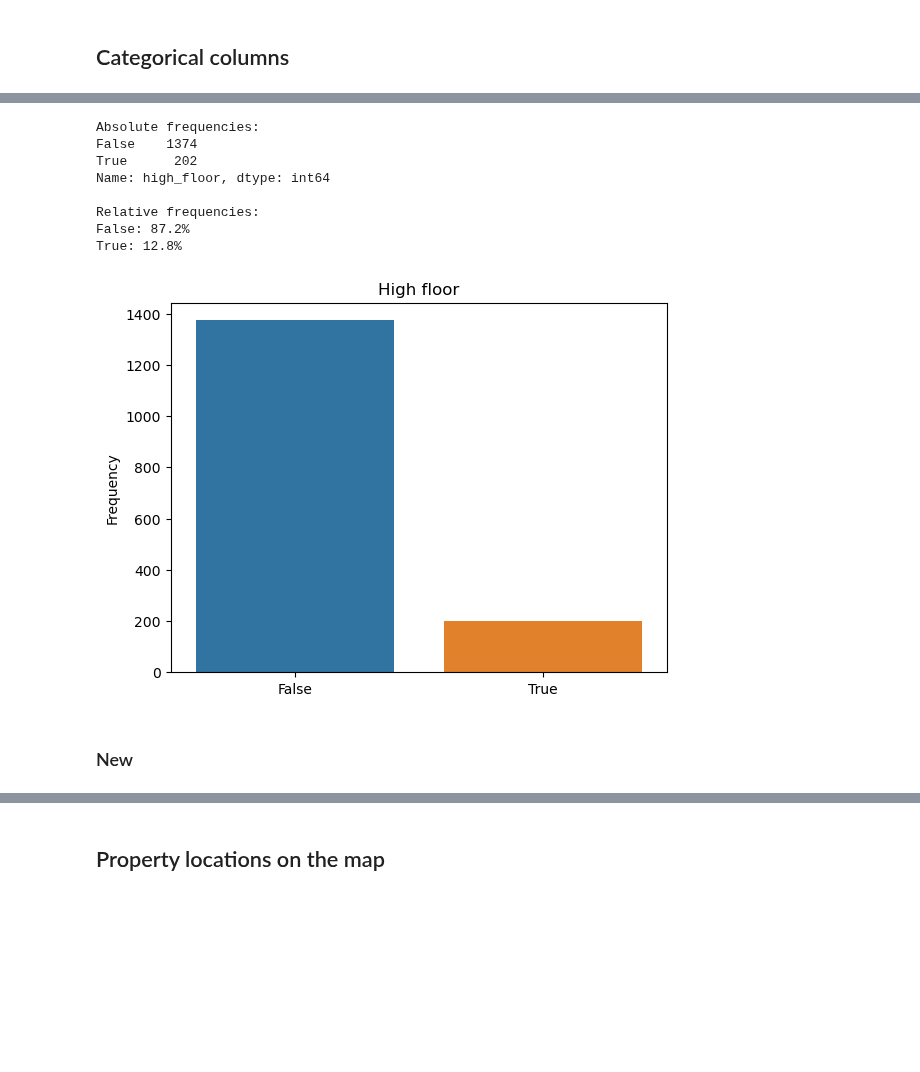
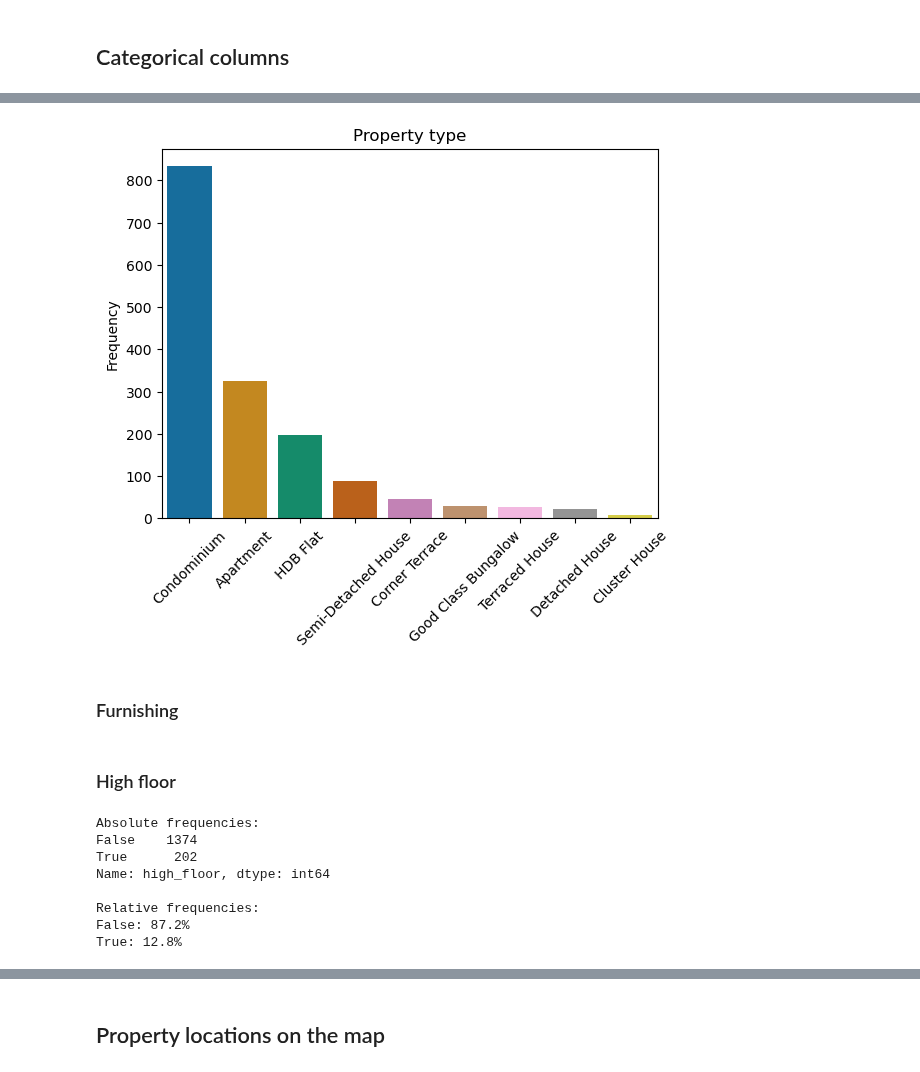
Before and after one commit to JensBender/rental-price-prediction, a Jupyter notebook: data_preprocessing.ipynb, the cells around one changed output, grey strips where cells are left out. Drawn from its saved outputs; the diff is of its cells as text; code cells hidden in the pictures; blank space fills up the shorter version.

Commit message:
in preprocessing, add frequencies and bar plot for property type

```diff
--- a/data_preprocessing.ipynb
+++ b/data_preprocessing.ipynb
@@ -1120,0 +1117,11 @@ plt.show()
+# %%
+# Calculate frequencies
+property_type_freq = df["property_type"].value_counts()
+
+# Display frequencies
+print("Absolute frequencies:")
+print(property_type_freq)
+
+print("\nRelative frequencies:")
+for category, frequency in property_type_freq.iteritems():
+    print(f"{category}: {100 * frequency/property_type_freq.sum():.1f}%")
@@ -1121,3 +1146,24 @@ plt.show()
+# %%
+# Bar plot
+sns.barplot(x=property_type_freq.index, y=property_type_freq.values, palette="colorblind")
+
+# Add axes labels
+plt.ylabel("Frequency")
+
+# Rotate x-axis tick labels by 45 degrees
+plt.xticks(rotation=45)
+
+# Add title
+plt.title("Property type")
+
+# Show the plot
+plt.show()
+# %% [output]
+[figure, added]
+# %% [markdown]
+### Furnishing
+# %% [markdown]
+### High floor
 # %%
 # Frequencies
 print("Absolute frequencies:")
@@ -1135,19 +1181,3 @@ Name: high_floor, dtype: int64
 Relative frequencies:
 False: 87.2%
 True: 12.8%
-# %%
-# Bar plot
-sns.barplot(x=df["high_floor"].value_counts().index, y=df["high_floor"].value_counts().values)
-
-# Add axes labels
-plt.ylabel("Frequency")
-
-# Add title
-plt.title("High floor")
-
-# Show the plot
-plt.show()
-# %% [output]
-[figure, removed]
-# %% [markdown]
-### New
```
Also changed, not shown: parts of 69 cells of this notebook.
